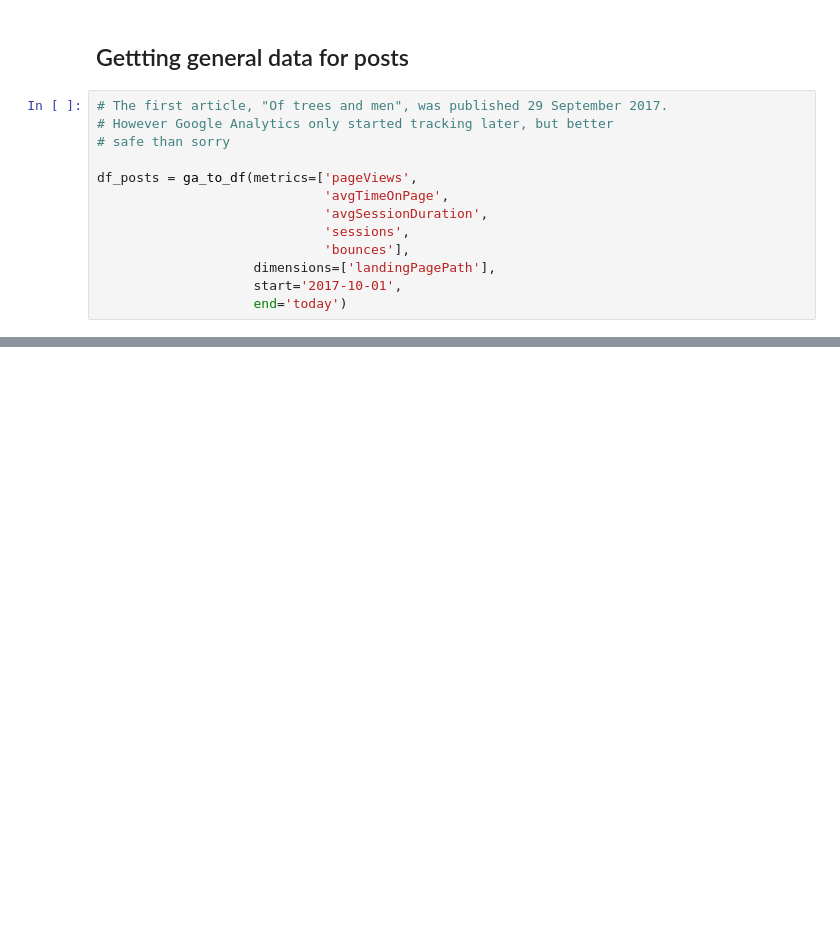
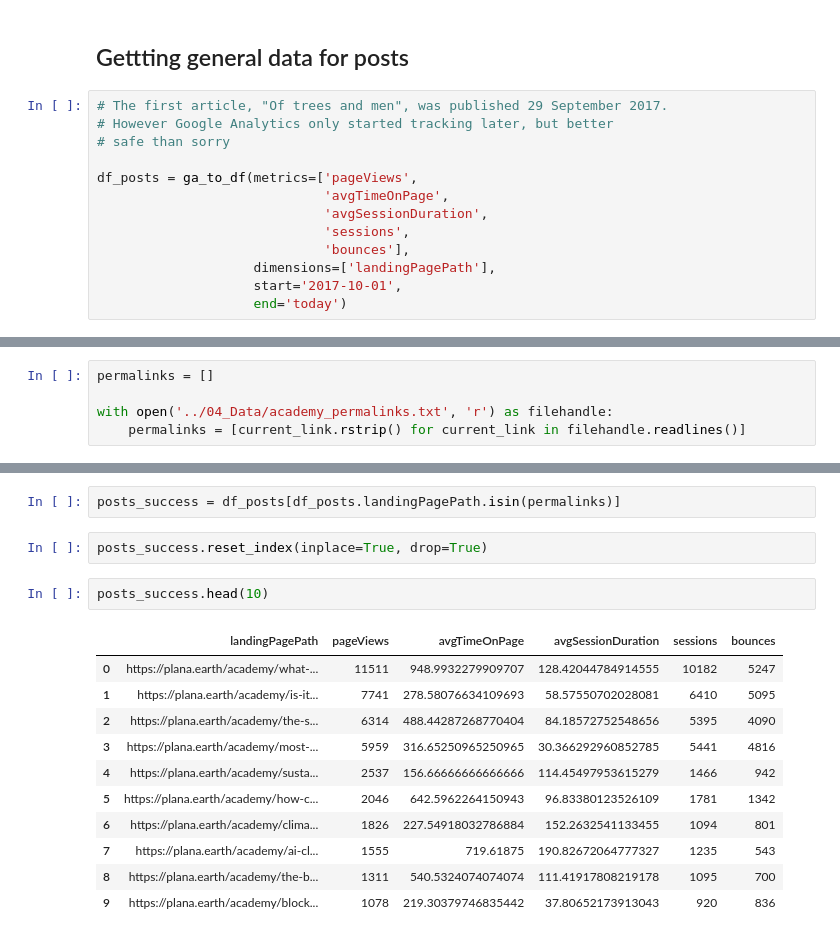
Before and after one commit to soberi/plan-a-academy, a Jupyter notebook: 01_Data_extraction/03_GA_page_sessions.ipynb, the cells around one changed output, grey strips where cells are left out. Drawn from its saved outputs; the diff is of its cells as text; blank space fills up the shorter version.

```diff
--- a/01_Data_extraction/03_GA_page_sessions.ipynb
+++ b/01_Data_extraction/03_GA_page_sessions.ipynb
@@ -118,0 +147,5 @@ df_posts.head(10)
+# %%
+permalinks = []
+
+with open('../04_Data/academy_permalinks.txt', 'r') as filehandle:
+    permalinks = [current_link.rstrip() for current_link in filehandle.readlines()]
@@ -118,0 +172,18 @@ df_posts.head(10)
+# %%
+posts_success = df_posts[df_posts.landingPagePath.isin(permalinks)]
+# %%
+posts_success.reset_index(inplace=True, drop=True)
+# %%
+posts_success.head(10)
+# %% [output]
+|  | landingPagePath | pageViews | avgTimeOnPage | avgSessionDuration | sessions | bounces |
+| 0 | https://plana.earth/academy/what-... | 11511 | 948.9932279909707 | 128.42044784914555 | 10182 | 5247 |
+| 1 | https://plana.earth/academy/is-it... | 7741 | 278.58076634109693 | 58.57550702028081 | 6410 | 5095 |
+| 2 | https://plana.earth/academy/the-s... | 6314 | 488.44287268770404 | 84.18572752548656 | 5395 | 4090 |
+| 3 | https://plana.earth/academy/most-... | 5959 | 316.65250965250965 | 30.366292960852785 | 5441 | 4816 |
+| 4 | https://plana.earth/academy/susta... | 2537 | 156.66666666666666 | 114.45497953615279 | 1466 | 942 |
+| 5 | https://plana.earth/academy/how-c... | 2046 | 642.5962264150943 | 96.83380123526109 | 1781 | 1342 |
+| 6 | https://plana.earth/academy/clima... | 1826 | 227.54918032786884 | 152.2632541133455 | 1094 | 801 |
+| 7 | https://plana.earth/academy/ai-cl... | 1555 | 719.61875 | 190.82672064777327 | 1235 | 543 |
+| 8 | https://plana.earth/academy/the-b... | 1311 | 540.5324074074074 | 111.41917808219178 | 1095 | 700 |
+| 9 | https://plana.earth/academy/block... | 1078 | 219.30379746835442 | 37.80652173913043 | 920 | 836 |
```
Also changed, not shown: parts of 11 cells of this notebook, 2 other files.
